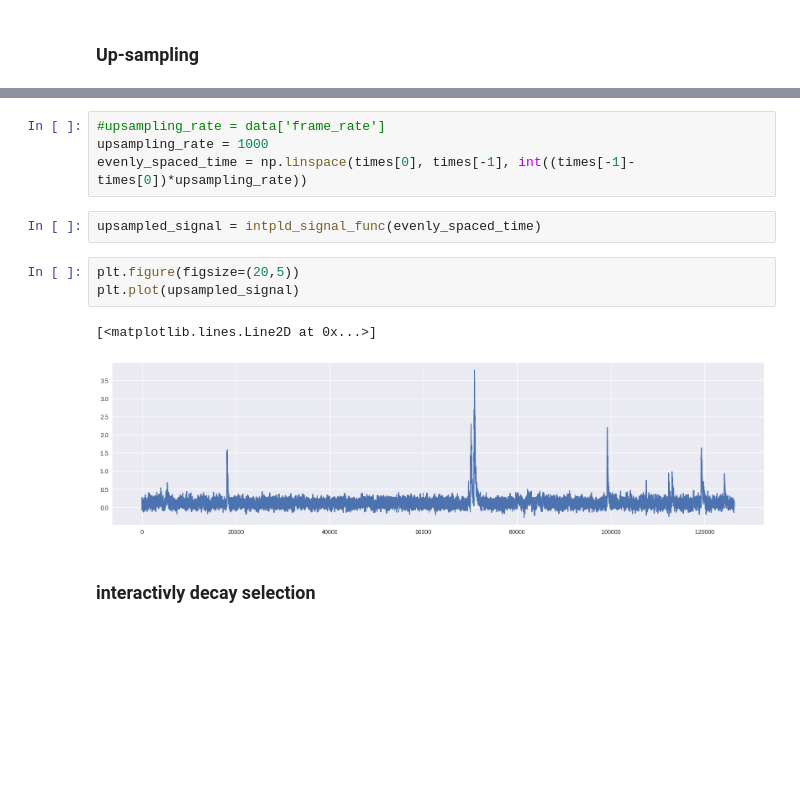
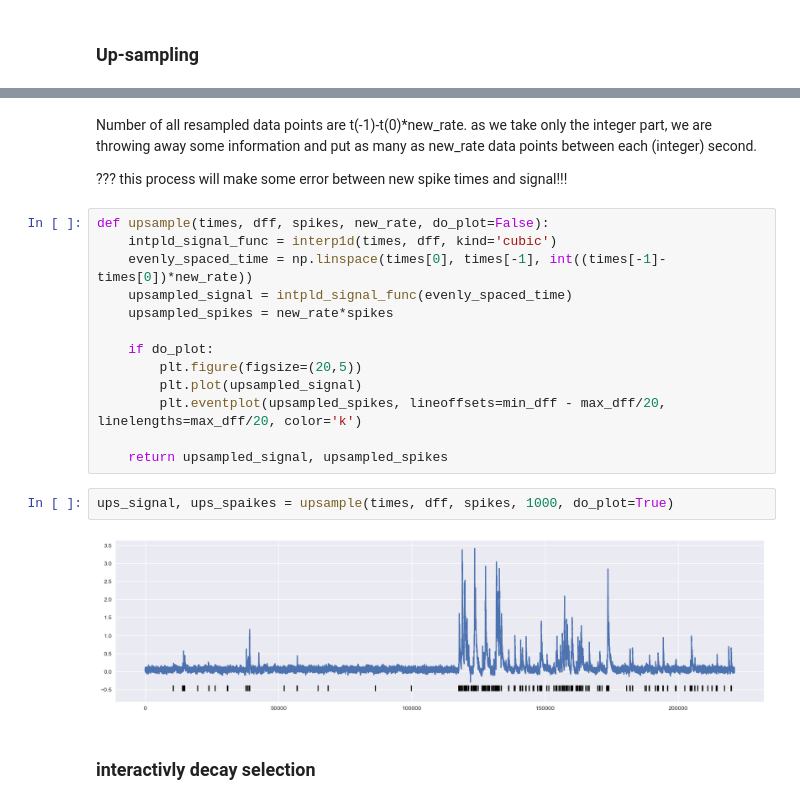
Before and after one commit to mjoudy/Cascade, a Jupyter notebook: cascade_download.ipynb, the cells around one changed output, grey strips where cells are left out. Saved outputs shown, nothing was run; the diff lists cells and outputs as text; blank space fills up the shorter version.

Commit message:
upsampling modularized. some cleaning and organizing performed.

```diff
--- a/cascade_download.ipynb
+++ b/cascade_download.ipynb
@@ -186,15 +186,24 @@ plt.plot(intpld_signal_func(times))
-# %%
-#upsampling_rate = data['frame_rate']
-upsampling_rate = 1000
-evenly_spaced_time = np.linspace(times[0], times[-1], int((times[-1]-times[0])*upsampling_rate))
-# %%
-upsampled_signal = intpld_signal_func(evenly_spaced_time)
-# %%
-plt.figure(figsize=(20,5))
-plt.plot(upsampled_signal)
-# %% [output]
-[<matplotlib.lines.Line2D at 0x...>]
-[figure, removed]
+# %% [markdown]
+Number of all resampled data points are t(-1)-t(0)*new_rate. as we take only the integer part, we are throwing away some information and put as many as new_rate data points between each (integer) second.
+
+??? this process will make some error between new spike times and signal!!!
+# %%
+def upsample(times, dff, spikes, new_rate, do_plot=False):
+    intpld_signal_func = interp1d(times, dff, kind='cubic')
+    evenly_spaced_time = np.linspace(times[0], times[-1], int((times[-1]-times[0])*new_rate))
+    upsampled_signal = intpld_signal_func(evenly_spaced_time)
+    upsampled_spikes = new_rate*spikes
+
+    if do_plot:
+        plt.figure(figsize=(20,5))
+        plt.plot(upsampled_signal)
+        plt.eventplot(upsampled_spikes, lineoffsets=min_dff - max_dff/20, linelengths=max_dff/20, color='k')
+
+    return upsampled_signal, upsampled_spikes
+# %%
+ups_signal, ups_spaikes = upsample(times, dff, spikes, 1000, do_plot=True)
+# %% [output]
+[figure, added]
 # %% [markdown]
 ### interactivly decay selection
 # %%
```
Also changed, not shown: parts of 10 cells of this notebook, 1 other file.
